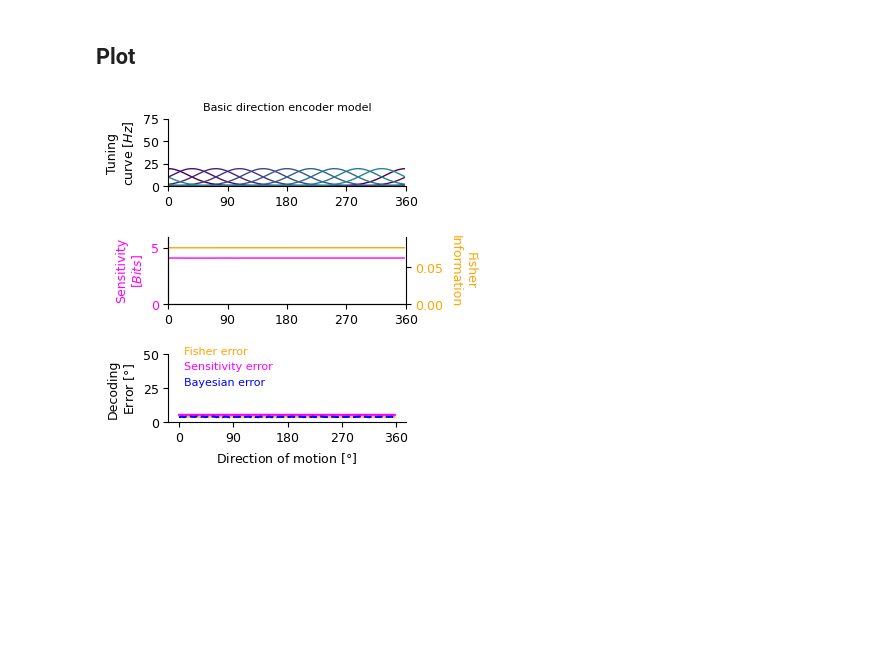
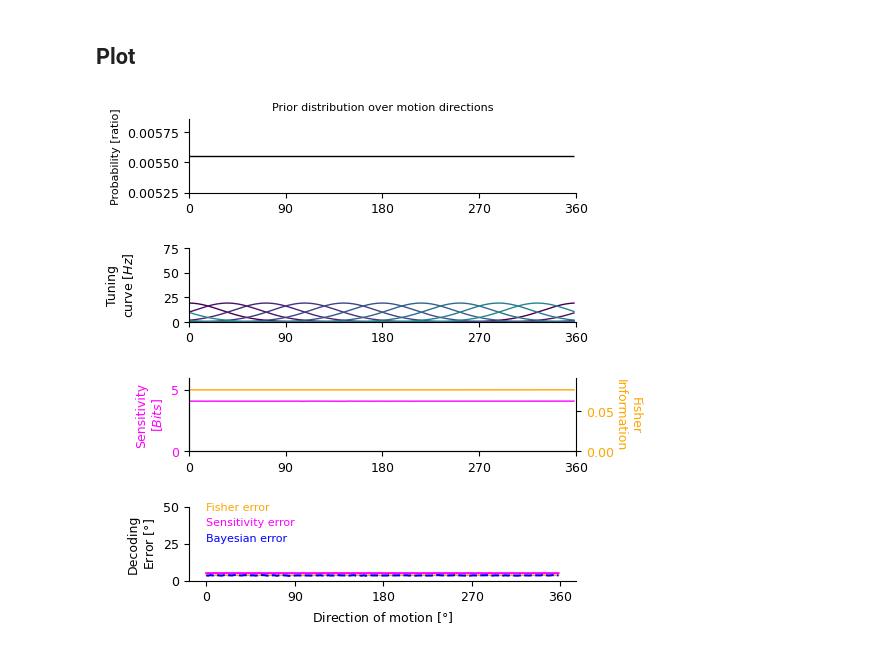
Before and after one commit to steevelaquitaine/fisher-info-limits, a Jupyter notebook: notebooks/fig1_basic_model.ipynb, the cells around one changed output. Cells and saved outputs as stored; diff of their text form; code cells hidden in the pictures; blank space fills up the shorter version.

Commit message:
Add prior distribution to fig1

```diff
--- a/notebooks/fig1_basic_model.ipynb
+++ b/notebooks/fig1_basic_model.ipynb
@@ -299,34 +317,23 @@ Wall time: 30.3 s
 # %% [markdown]
 ## Plot
 # %%
-# setup plot parameters
-labelsize = 9
-legend_fontsize = 8
-text_size = 9
-tick_labelsize = 9
-lw = 1
-plt.rcParams['xtick.labelsize'] = tick_labelsize
-plt.rcParams['ytick.labelsize'] = tick_labelsize
-mpl.rcParams['axes.spines.right'] = False
+# setup plot
+fig = plt.figure(figsize=(5,6))
+gs = GS(4,1, wspace=0.3, hspace=0.75) # setup subplots
 
-# setup tuning curves colors
-cmap = plt.cm.viridis
-values = np.linspace(0, 1, 40)
-colors = [cmap(v) for v in values[::2]]
-
-
-
-# setup plot
-fig = plt.figure(figsize=(15, 7))
-gs = GS(5, 4, wspace=0.3, hspace=0.75)
-
-
-
-
-
-# plot neural encoder model (1D tuning-curves) ----------------
+# plot prior distribution -----------------------------------s
 
 ax = fig.add_subplot(gs[0,0])
+
+ax.hlines(xmin=stim[0], xmax=stim[-1], y=1/len(stim), color = "k", linewidth=lw)
+ax.set_title('Prior distribution over motion directions', fontsize=legend_fontsize)
+ax.set_ylabel('Probability [ratio]', fontsize=legend_fontsize)
+ax.set_xticks(np.arange(0,361, 90))
+ax.set_xlim([0, 360])
+
+# plot neural encoder model (1D dense tuning-curves) ----------------
+
+ax = fig.add_subplot(gs[1,0])
 
 for j, tc in enumerate(tuning_c):
     line = ax.plot(stim, tc, color = colors[j], linewidth=lw)
@@ -337,53 +344,50 @@ ax.set_ylim(0,75)
 ax.set_xticks(np.arange(0,361, 90))
 ax.set_yticks(np.arange(0,76, 25))
 # ax.legend(handles=line, frameon=False, fontsize = legend_fontsize, loc=(0.01, 0.75))
-ax.set_title('Basic direction encoder model', fontsize=legend_fontsize)
 ax.yaxis.set_label_coords(-0.135, y=0.5)
 ax.set_ylabel('Tuning\n'+r'curve [$Hz$]', size = labelsize)
 
-
-
-# plot sensitivity metrics ----------------
+# plot sensitivity metrics ---------------------------------------
 
 # setup
-ax1 = fig.add_subplot(gs[1,0])
+ax1 = fig.add_subplot(gs[2,0])
 ax2 = ax1.twinx()
 
 # plot
 ax1.plot(stim, ssi, color = 'magenta', linewidth=lw)
 ax2.plot(stim, fisher_info, color = 'orange', linewidth=lw)
 
 # aesthetics
 ax1.set_ylabel('Sensitivity\n'+r'[$Bits$]', color = 'magenta', size = labelsize)
 ax1.tick_params('y', labelcolor = 'magenta')
 ax1.set_xticks(np.arange(0,361, 90))
 ax1.set_xlim(0,360)
 ax1.set_ylim(0,6)
 
 ax2.set_ylabel('Fisher\n'+r'Information', rotation=270, color = 'orange', size = labelsize)
 ax2.spines['right'].set_visible(True)
 ax2.tick_params('y', labelcolor = 'orange')
-ax2.yaxis.set_label_coords(x=1.3, y=0.5) # position ylabel
+ax2.yaxis.set_label_coords(x=1.17, y=0.5) # position ylabel
 ax2.set_ylim(0, max(fisher_info)*1.2)
 
+# plot decoding errors ----------------------------------------------------
 
-
-# plot decoding errors ----------------
-
-ax3 = fig.add_subplot(gs[2,0])
+ax3 = fig.add_subplot(gs[3,0])
 ax3.plot(stim, fisher_error, color = 'orange', linewidth=lw, label='Fisher error')                 # Fisher error
 ax3.plot(stim, constant*math.e**(-ssi*np.log(2)), color = 'magenta', label = r'Sensitivity error') # SSI error
 ax3.plot(stim, bayes_error, color = 'blue', linestyle='--', label='Bayesian error')                # Bayes error
 
 # aesthetics
 ax3.set_xlabel('Direction of motion [$\degree$]', size = labelsize)
 ax3.set_ylabel('Decoding\n'+r'Error [$\degree$]', size = labelsize)
 ax3.set_xticks(np.arange(0,361, 90))
 ax3.set_ylim(0,50)
 ax3.legend(handlelength = 0, labelcolor = 'linecolor', frameon=0, \
             loc = (0.01, 0.45), fontsize = legend_fontsize)
 
+fig.subplots_adjust(hspace=-1)
+
 # save figure
-plt.savefig('figures/fig1_basic_encoder_1d_stim.svg', bbox_inches='tight', dpi = 400)
+plt.savefig('figures/fig1.svg', bbox_inches='tight', dpi = 400)
 # %% [output]
-[figure, old version]
+[figure, new version]
```
Also changed, not shown: parts of 5 cells of this notebook, 3 other files.
